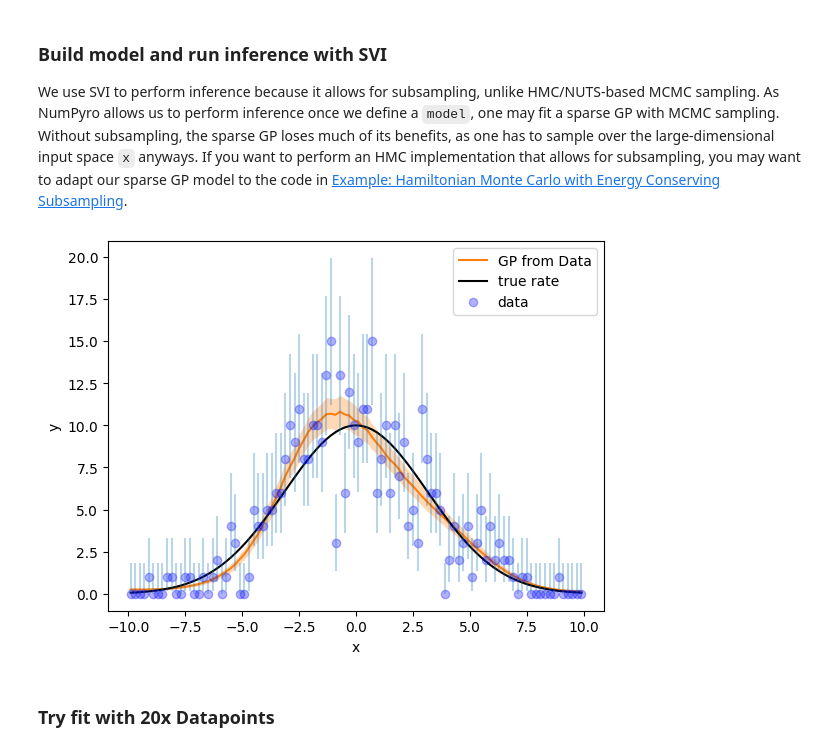
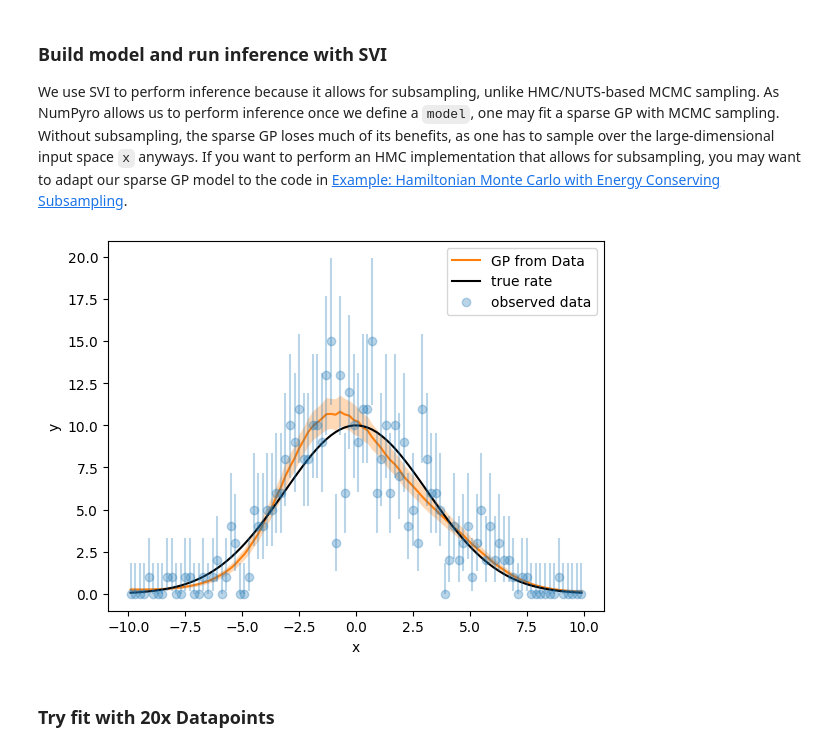
Before and after one commit to edwarddramirez/sparse-tinygp, a Jupyter notebook: 01_inference_sparse_gp.ipynb, the cells around one changed output. Drawn from its saved outputs; the diff is of its cells as text; code cells hidden in the pictures.

```diff
--- a/01_inference_sparse_gp.ipynb
+++ b/01_inference_sparse_gp.ipynb
@@ -105,26 +110,26 @@ gp_samples = jnp.exp(samples['log_rate'])
 # %%
 q = np.quantile(gp_samples, [0.16,0.5,0.84], axis = 0)
 
 # plot guide (posterior approximation)
 plt.plot(x, q[1], color = 'C1', label = 'GP from Data')
 plt.fill_between(
     x,
     q[0],
     q[2],
     alpha=0.3,
     lw=0,
     color="C1",
 )
 
 # plot data with error bars
 plt.plot(x, y, "k", label="true rate")
-plt.plot(x, y_obs, "C0", 'o', label="data", alpha = 0.3)
+plt.plot(x, y_obs, 'o', label='observed data', alpha = 0.3)
 plt.errorbar(x, y_obs, yerr = yerr, c = 'C0', fmt = 'none', alpha = 0.3)
 plt.legend()
 plt.xlabel("x")
 _ = plt.ylabel("y")
 # %% [output]
-[figure, old version]
+[figure, new version]
 # %% [markdown]
 ### Try fit with 20x Datapoints
 # %%
```
Also changed, not shown: parts of 5 cells of this notebook, 4 other files.
